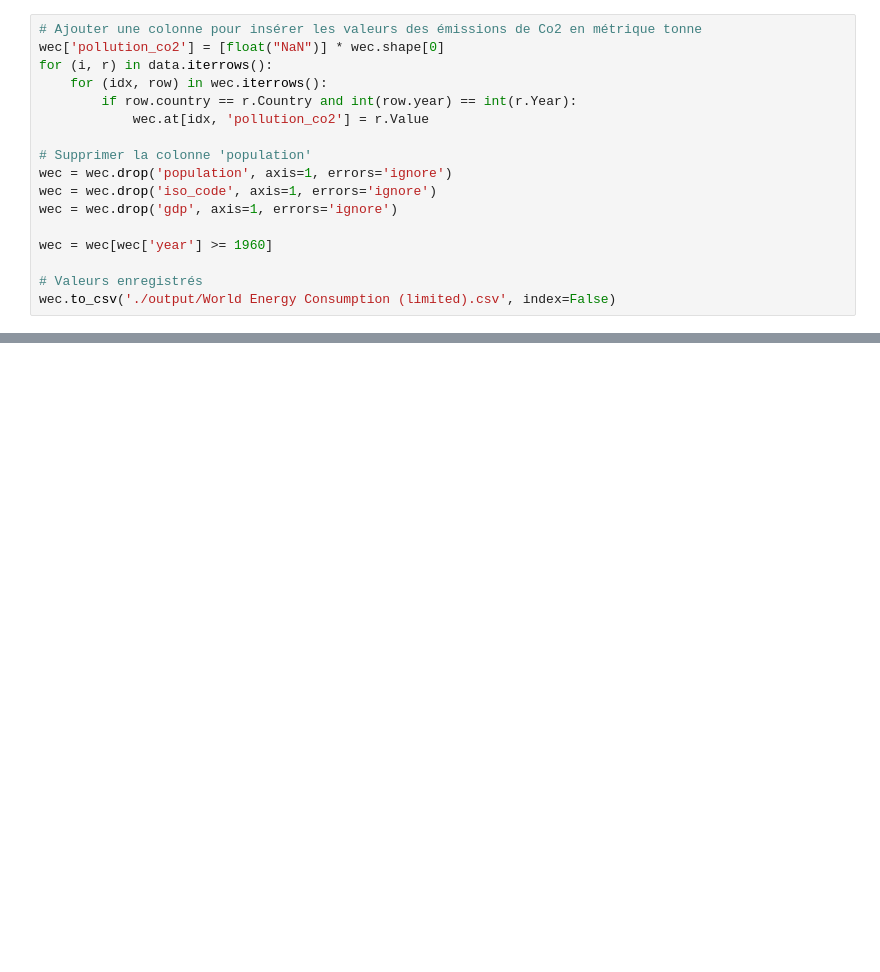
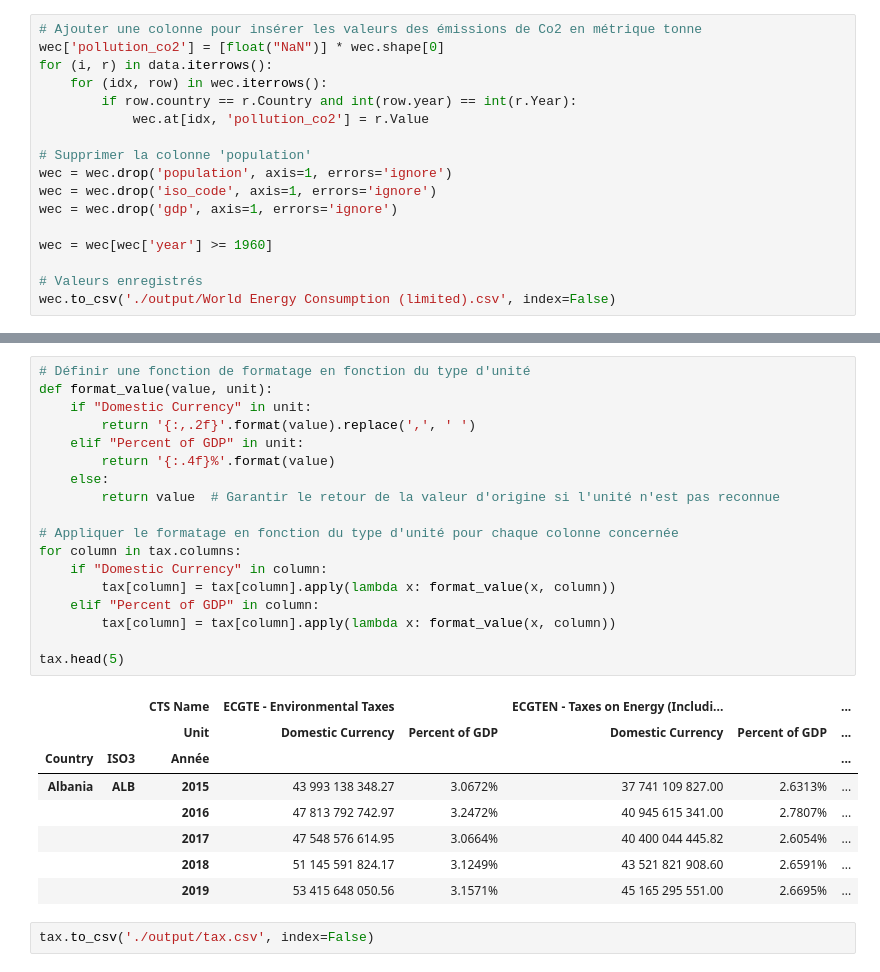
Before and after one commit to Obsywon/datawarehouse, a Jupyter notebook: transform_co2.ipynb, the cells around one changed output, grey strips where cells are left out. Cells and saved outputs as stored; diff of their text form; blank space fills up the shorter version.

```diff
--- a/transform_co2.ipynb
+++ b/transform_co2.ipynb
@@ -96,0 +171,29 @@ wec.to_csv('./output/World Energy Consumption (limited).csv', index=False)
+# %%
+# Définir une fonction de formatage en fonction du type d'unité
+def format_value(value, unit):
+    if "Domestic Currency" in unit:
+        return '{:,.2f}'.format(value).replace(',', ' ')
+    elif "Percent of GDP" in unit:
+        return '{:.4f}%'.format(value)
+    else:
+        return value  # Garantir le retour de la valeur d'origine si l'unité n'est pas reconnue
+
+# Appliquer le formatage en fonction du type d'unité pour chaque colonne concernée
+for column in tax.columns:
+    if "Domestic Currency" in column:
+        tax[column] = tax[column].apply(lambda x: format_value(x, column))
+    elif "Percent of GDP" in column:
+        tax[column] = tax[column].apply(lambda x: format_value(x, column))
+
+tax.head(5)
+# %% [output]
+|  |  | CTS Name | ECGTE - Environmental Taxes |  | ECGTEN - Taxes on Energy (Includi... |  | ... |
+|  |  | Unit | Domestic Currency | Percent of GDP | Domestic Currency | Percent of GDP | ... |
+| Country | ISO3 | Année |  |  |  |  | ... |
+| Albania | ALB | 2015 | 43 993 138 348.27 | 3.0672% | 37 741 109 827.00 | 2.6313% | ... |
+|  |  | 2016 | 47 813 792 742.97 | 3.2472% | 40 945 615 341.00 | 2.7807% | ... |
+|  |  | 2017 | 47 548 576 614.95 | 3.0664% | 40 400 044 445.82 | 2.6054% | ... |
+|  |  | 2018 | 51 145 591 824.17 | 3.1249% | 43 521 821 908.60 | 2.6591% | ... |
+|  |  | 2019 | 53 415 648 050.56 | 3.1571% | 45 165 295 551.00 | 2.6695% | ... |
+# %%
+tax.to_csv('./output/tax.csv', index=False)
```
Also changed, not shown: parts of 16 cells of this notebook, 3 other files.
